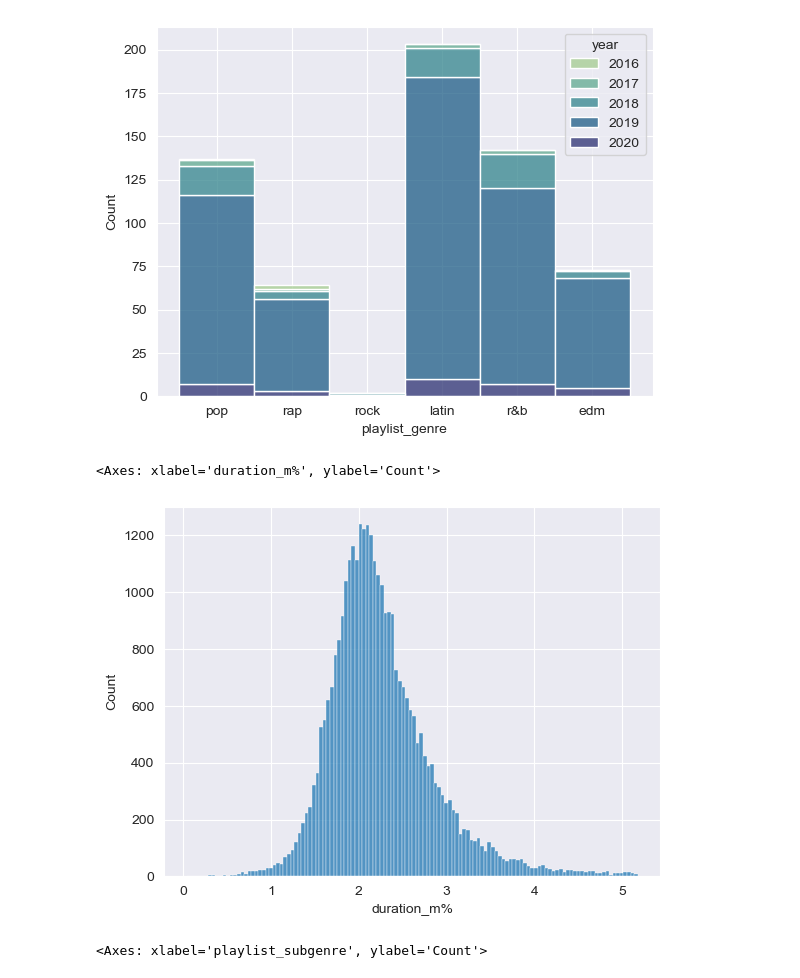
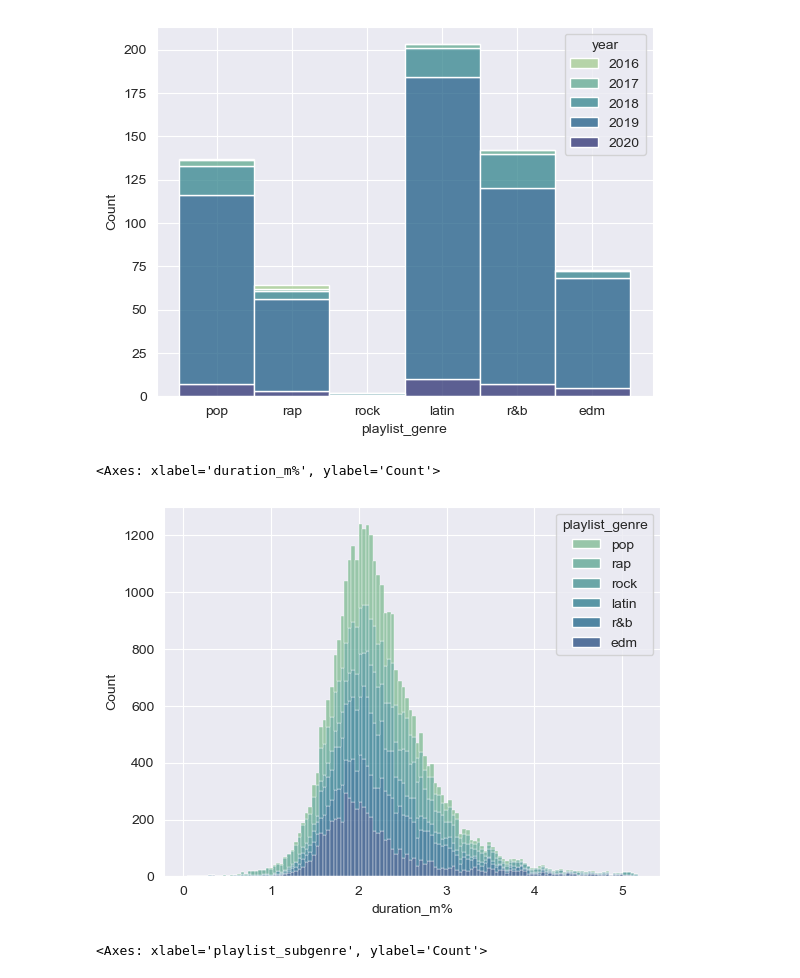
Before and after one commit to Toffuh/project-aids, a Jupyter notebook: Spotify.ipynb, the cells around one changed output. Saved outputs shown, nothing was run; the diff lists cells and outputs as text; code cells hidden in the pictures.

```diff
--- a/Spotify.ipynb
+++ b/Spotify.ipynb
@@ -88,10 +88,10 @@ sns.histplot(data=data[(data["track_popularity"] > 85) & (data["year"] > 2000)],
 <Axes: xlabel='playlist_genre', ylabel='Count'>
 [figure]
 # %%
-sns.histplot(data=data, x="duration_m%")
+sns.histplot(data=data, x="duration_m%", hue="playlist_genre", multiple="stack", palette="crest")
 # %% [output]
 <Axes: xlabel='duration_m%', ylabel='Count'>
-[figure, old version]
+[figure, new version]
 # %%
 sns.histplot(data=data[data["playlist_genre"] == "pop"], x="playlist_subgenre")
 # %% [output]
```
Also changed, not shown: parts of 11 cells of this notebook, 3 other files.
